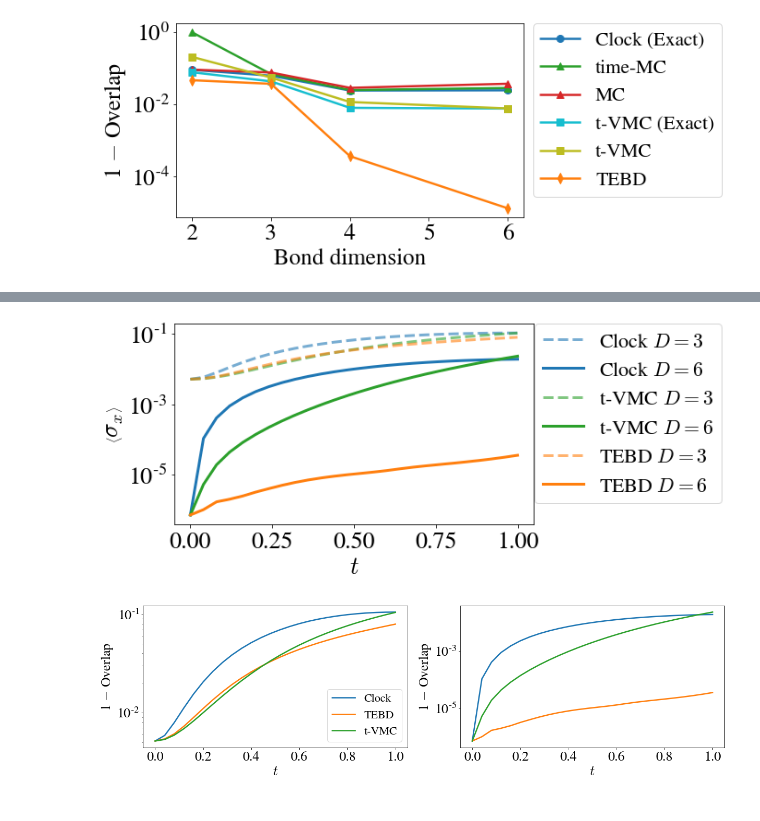
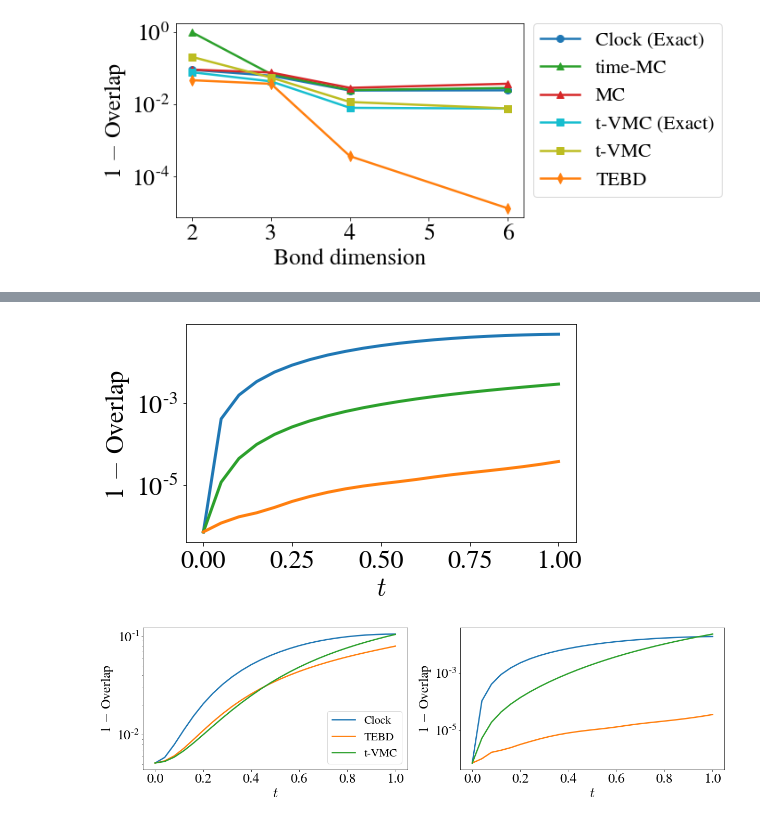
Before and after one commit to stavros11/Time-Evolution, a Jupyter notebook: mps_trotter.ipynb, the cells around one changed output, grey strips where cells are left out. Saved outputs shown, nothing was run; the diff lists cells and outputs as text; code cells hidden in the pictures.

Commit message:
Experiments and plots

```diff
--- a/mps_trotter.ipynb
+++ b/mps_trotter.ipynb
@@ -79,42 +210,47 @@ plt.show()
 # %%
 n_sites = 6
 h_init = 1.0
 h_ev = 0.5
-time_steps = 25
+time_steps = 20
 t = np.linspace(0.0, 1.0, time_steps + 1)
 dt = t[1] - t[0]
 data_dir = "D:/ClockV2/final_dense"
 
 exact_state, exact_obs = utils.tfim_exact_evolution(n_sites, t[-1], time_steps, h0=h_init, h=h_ev)
 time_overlap = lambda x: np.abs((exact_state.conj() * x).sum(axis=1))**2 / (np.abs(x)**2).sum(axis=1)
 overlaps = {}
 
-for d_bond in [2, 3, 6]:
+for d_bond in [2, 3, 4, 6, 8]:
     trotter = mps_trotter.TFIM_TEBD(exact_state[0], d_bond, dt, h=h_ev)
     trotter_state = trotter.dense_evolution(time_steps)
     overlaps["TEBD $D={}$".format(d_bond)] = time_overlap(trotter_state)
 
     clock_state = np.load("{}/allstates_mpsD{}_N{}M{}.npy".format(data_dir, d_bond, n_sites, time_steps))
     overlaps["Clock $D={}$".format(d_bond)] = time_overlap(clock_state)
 
     tvmc_state = np.load("{}/tvmc/tvmc_allstates_stepmpsD{}_N{}M{}.npy".format(data_dir, d_bond, n_sites, time_steps))
     overlaps["t-VMC $D={}$".format(d_bond)] = time_overlap(tvmc_state)
 
 plt.figure(figsize=(7, 4))
 #plt.title("MPS $N={}$, $T={}$".format(d_bond, n_sites, time_steps))
-plot_list = [("Clock $D=3$", cp[0], 0.6, "--"), ("Clock $D=6$", cp[0], 1.0, "-"),
-             ("t-VMC $D=3$", cp[2], 0.6, "--"), ("t-VMC $D=6$", cp[2], 1.0, "-"),
-             ("TEBD $D=3$", cp[1], 0.6, "--"), ("TEBD $D=6$", cp[1], 1.0, "-")]
+#plot_list = [("Clock $D=3$", cp[0], 0.6, "--"), ("Clock $D=6$", cp[0], 1.0, "-"),
+#             ("t-VMC $D=3$", cp[2], 0.6, "--"), ("t-VMC $D=6$", cp[2], 1.0, "-"),
+#             ("TEBD $D=3$", cp[1], 0.6, "--"), ("TEBD $D=6$", cp[1], 1.0, "-")]
+
+d_plot = 6
+plot_list = [("Clock $D={}$".format(d_plot), cp[0], 1.0, "-"),
+             ("t-VMC $D={}$".format(d_plot), cp[2], 1.0, "-"),
+             ("TEBD $D={}$".format(d_plot), cp[1], 1.0, "-")]
 for k, c, a, l in plot_list:
-    plt.semilogy(t, 1 - np.array(overlaps[k]), alpha=a, color=c, linewidth=3.0, label=k, linestyle=l)
+    plt.semilogy(t, 1 - np.array(overlaps[k]), alpha=a, color=c, linewidth=3.0, label=k[:-6], linestyle=l)
 plt.xlabel("$t$")
 plt.ylabel(r"1 $-$ Overlap")
 #plt.legend(loc='upper right', bbox_to_anchor=(1.2, 1.55), fontsize=22)
-plt.legend(loc='upper right', bbox_to_anchor=(1.55, 1.05), fontsize=22)
-plt.show()
-#plt.savefig("sigma_x_clock_tebd.pdf", bbox_inches='tight')
+#plt.legend(loc='upper right', bbox_to_anchor=(1.55, 1.05), fontsize=22)
+#plt.show()
+plt.savefig("sigma_x_clock_tebd_tvmc.pdf", bbox_inches='tight')
 # %% [output]
-[figure, old version]
+[figure, new version]
 # %%
 n_sites = 6
 h_init = 1.0
```
Also changed, not shown: parts of 5 cells of this notebook, 4 other files.
